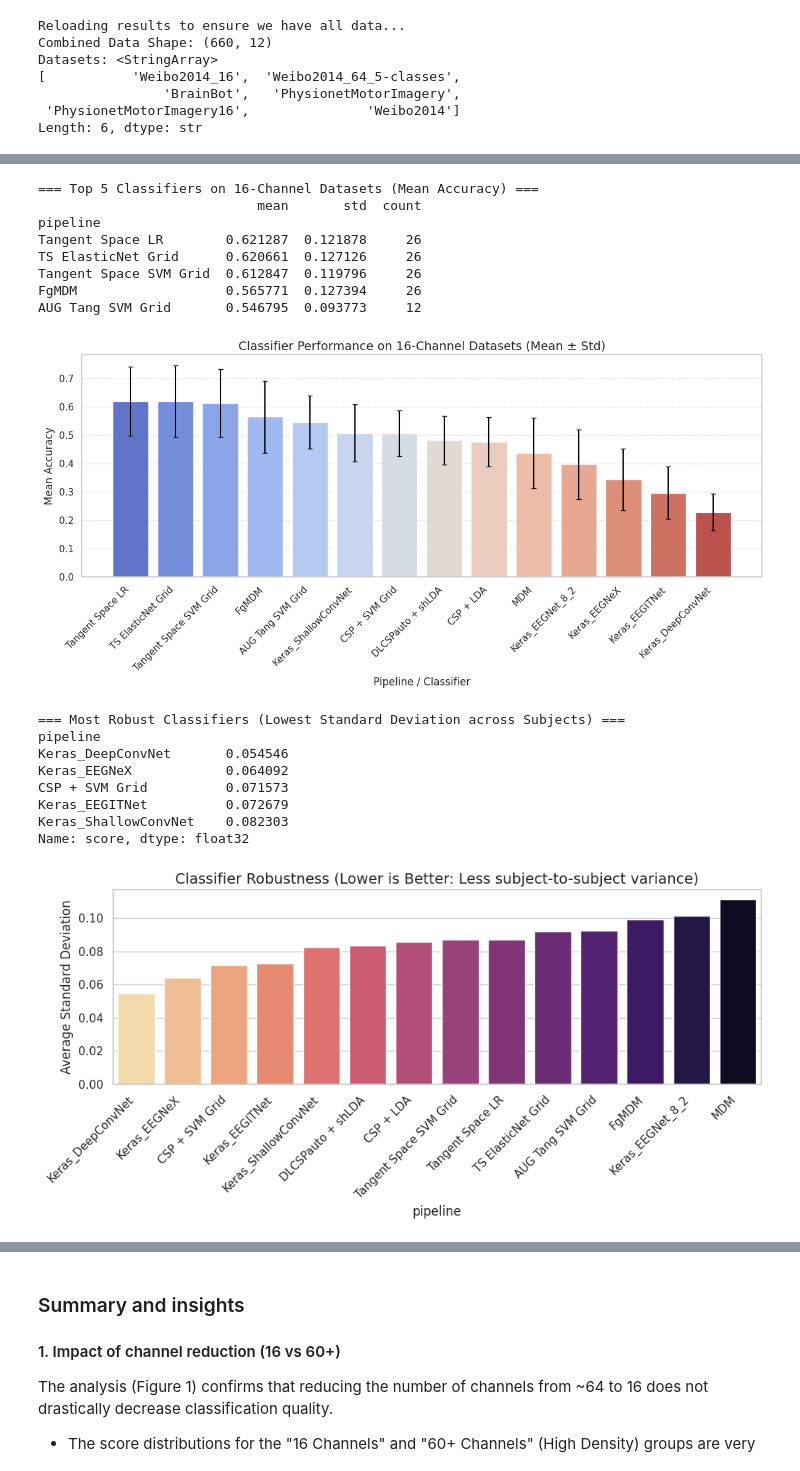
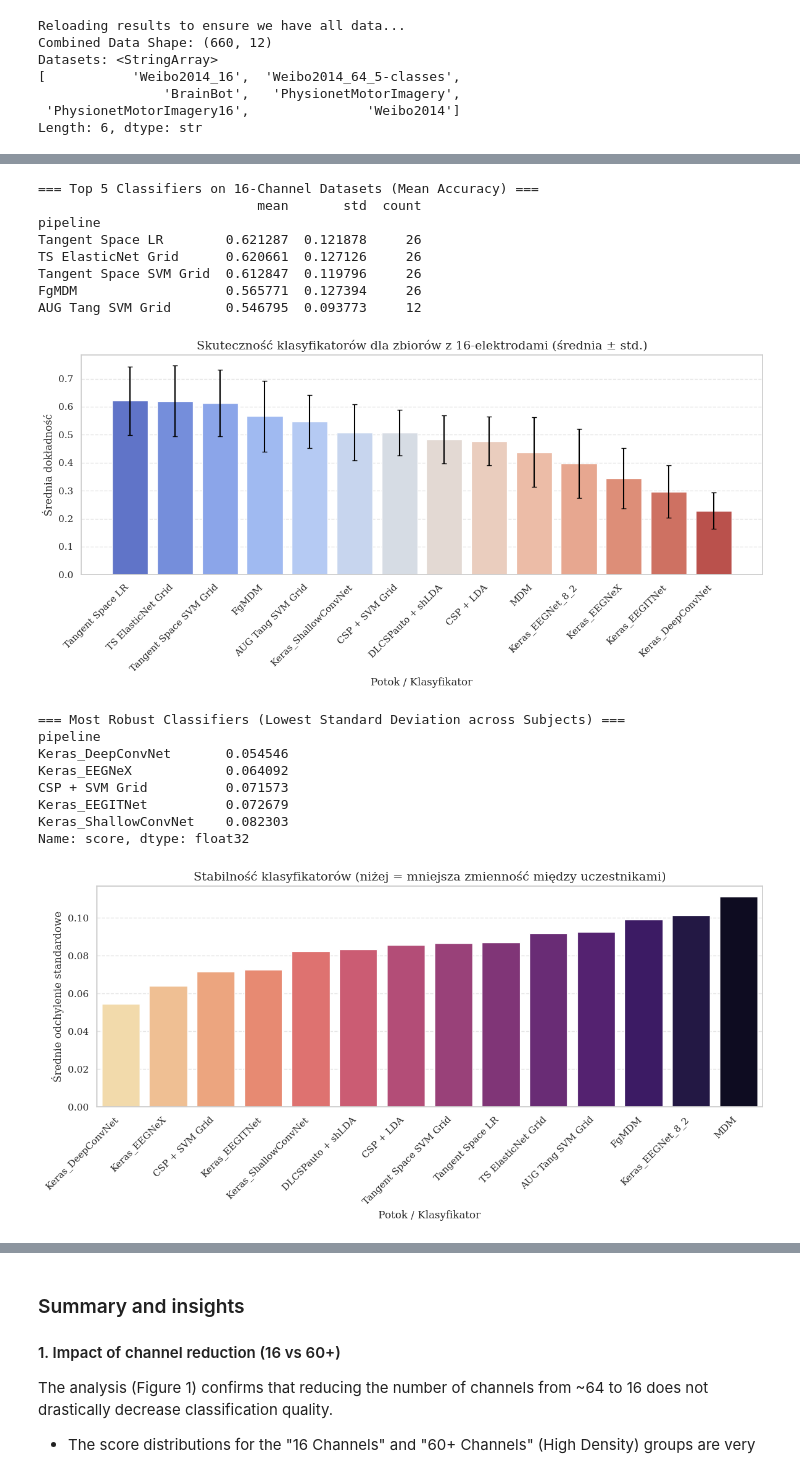
Before and after one commit to luluu9/BCI2025-sandbox, a Jupyter notebook: results.ipynb, the cells around one changed output, grey strips where cells are left out. Saved outputs shown, nothing was run; the diff lists cells and outputs as text; code cells hidden in the pictures.

Commit message:
5_klasyfikatory_16ch

```diff
--- a/results.ipynb
+++ b/results.ipynb
@@ -184,12 +168,15 @@ print(pipeline_performance.head(5))
 
 # Visualize it
 plt.figure(figsize=(12, 6))
-sns.barplot(x=pipeline_performance.index, y='mean', data=pipeline_performance, palette='coolwarm')
+sns.barplot(
+    x=pipeline_performance.index, y='mean', data=pipeline_performance,
+    palette='coolwarm'
+)
 plt.errorbar(x=range(len(pipeline_performance)), y=pipeline_performance['mean'],
              yerr=pipeline_performance['std'], fmt='none', ecolor='black', capsize=3)
-plt.title('Classifier Performance on 16-Channel Datasets (Mean ± Std)', fontsize=14)
-plt.ylabel('Mean Accuracy', fontsize=12)
-plt.xlabel('Pipeline / Classifier', fontsize=12)
+plt.title('Skuteczność klasyfikatorów dla zbiorów z 16-elektrodami (średnia ± std.)', fontsize=14)
+plt.ylabel('Średnia dokładność', fontsize=12)
+plt.xlabel('Potok / Klasyfikator', fontsize=12)
 plt.xticks(rotation=45, ha='right')
 plt.grid(axis='y', linestyle='--', alpha=0.5)
 plt.tight_layout()
@@ -197,39 +184,44 @@ plt.show()
 
 # 4. Standard Deviation across Subjects (Robustness)
 # Which classifier is most consistent across subjects?
 std_by_pipeline = low_density_results.groupby(['pipeline', 'dataset'])['score'].std().reset_index()
 # Average STD across datasets
 avg_std = std_by_pipeline.groupby('pipeline')['score'].mean().sort_values()
 
 print("\n=== Most Robust Classifiers (Lowest Standard Deviation across Subjects) ===")
 print(avg_std.head(5))
 
-plt.figure(figsize=(10, 5))
-sns.barplot(x=avg_std.index, y=avg_std.values, palette='magma_r')
-plt.title('Classifier Robustness (Lower is Better: Less subject-to-subject variance)', fontsize=14)
-plt.ylabel('Average Standard Deviation', fontsize=12)
+plt.figure(figsize=(12, 6))
+sns.barplot(
+    x=avg_std.index, y=avg_std.values,
+    palette='magma_r'
+)
+plt.title('Stabilność klasyfikatorów (niżej = mniejsza zmienność między uczestnikami)', fontsize=14)
+plt.ylabel('Średnie odchylenie standardowe', fontsize=12)
+plt.xlabel('Potok / Klasyfikator', fontsize=12)
 plt.xticks(rotation=45, ha='right')
+plt.grid(axis='y', linestyle='--', alpha=0.5)
 plt.tight_layout()
 plt.show()
 # %% [output]
 === Top 5 Classifiers on 16-Channel Datasets (Mean Accuracy) ===
                             mean       std  count
 pipeline
 Tangent Space LR        0.621287  0.121878     26
 TS ElasticNet Grid      0.620661  0.127126     26
 Tangent Space SVM Grid  0.612847  0.119796     26
 FgMDM                   0.565771  0.127394     26
 AUG Tang SVM Grid       0.546795  0.093773     12
-[figure, old version]
+[figure, new version]
 === Most Robust Classifiers (Lowest Standard Deviation across Subjects) ===
 pipeline
 Keras_DeepConvNet       0.054546
 Keras_EEGNeX            0.064092
 CSP + SVM Grid          0.071573
 Keras_EEGITNet          0.072679
 Keras_ShallowConvNet    0.082303
 Name: score, dtype: float32
-[figure, old version]
+[figure, new version]
 # %%
 # 5. Focus on BrainBot Dataset specifically
 brainbot_results = all_results[all_results['dataset'] == 'BrainBot']
```
Also changed, not shown: parts of 3 cells of this notebook.
